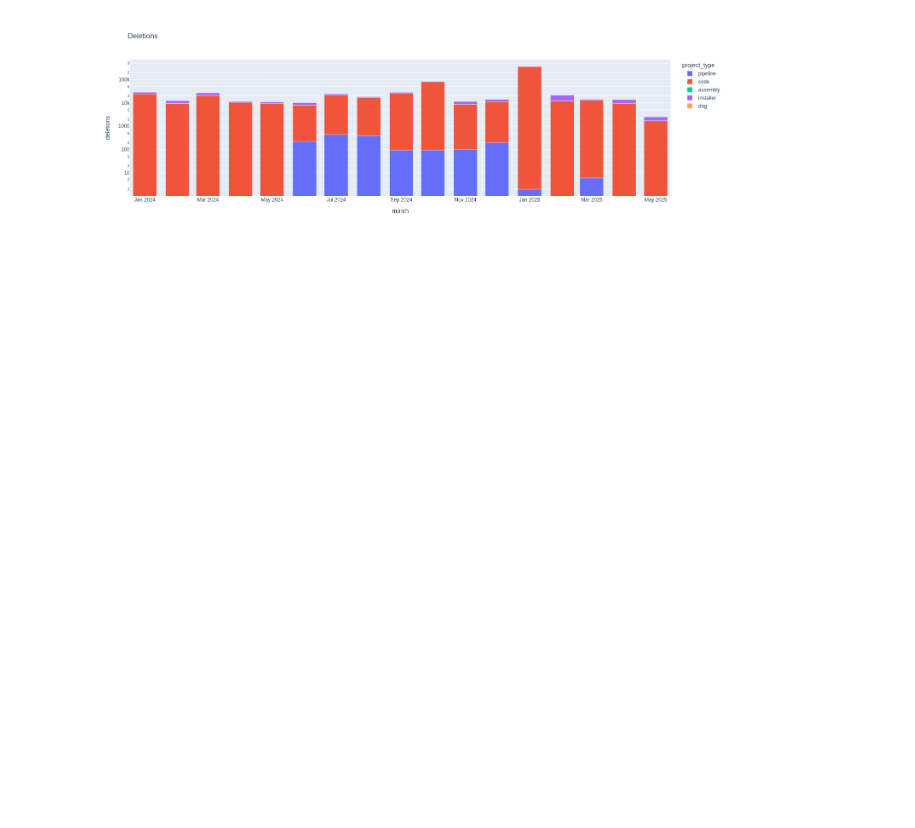
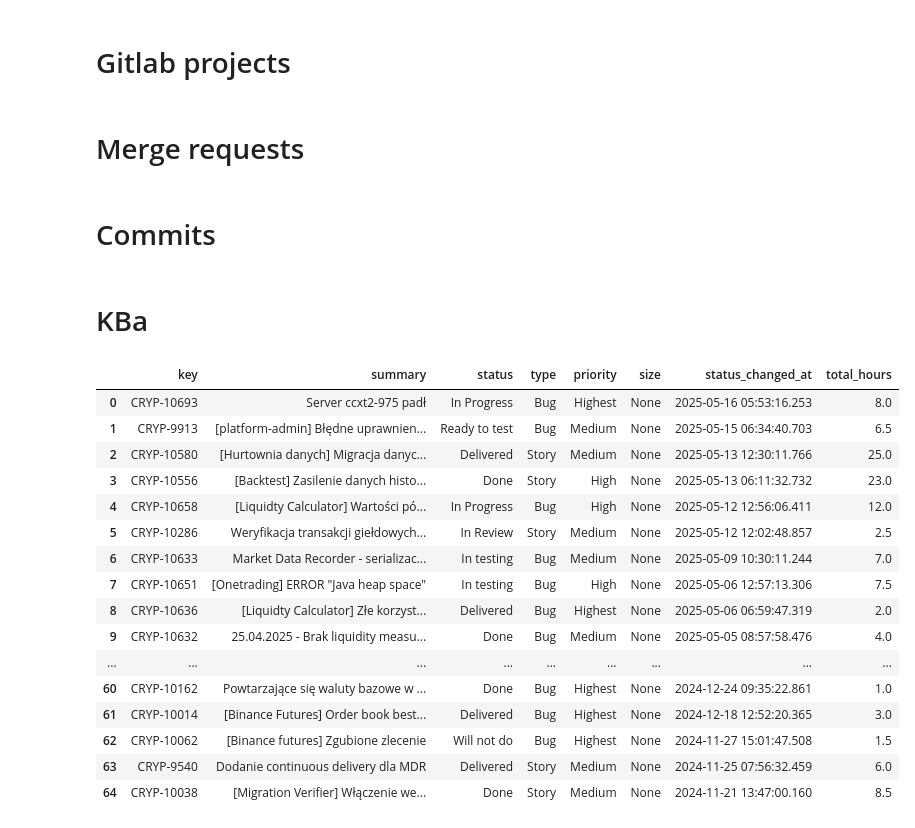
Before and after one commit to daniellas/oda, a Jupyter notebook: notebooks/overview.ipynb, the cells around one changed output. Saved outputs shown, nothing was run; the diff lists cells and outputs as text; code cells hidden in the pictures; blank space fills up the shorter version.

```diff
--- a/notebooks/overview.ipynb
+++ b/notebooks/overview.ipynb
@@ -218,0 +146,2 @@ issues_open\
+# %% [markdown]
+# Gitlab projects
@@ -219 +156,3 @@ issues_open\
+# %% [markdown]
+# Merge requests
 # %%
@@ -274,3 +212,5 @@ px.bar(mrs_comments.toPandas(),x='month',y='comments',color='project_type',title
+# %% [markdown]
+# Commits
 # %%
 commits = spark.read.json('../data/commits/*.json')\
 .withColumn('committer',f.split('committer','@')[0])\
@@ -290,4 +230,39 @@ px.bar(commits_by_project_type.toPandas(),x='month',y='additions',color='project
 # %%
-px.bar(commits_by_project_type.toPandas(),x='month',y='deletions',color='project_type',height=500,title='Deletions',log_y=True)
+px.bar(commits_by_project_type.toPandas(),x='month',y='deletions',color='project_type',title='Deletions',log_y=True)
-# %% [output]
-[figure, removed]
+# %% [markdown]
+# KBa
+# %%
+from datetime import datetime,timedelta
+import pandas as pd
+
+pd.set_option('display.max_rows', None)
+
+def past_date(days):
+    return (datetime.now() - timedelta(days = 180)).replace(hour=0)
+
+issues_normalized\
+.join(ts,ts.jira_id == issues_normalized.key, 'left')\
+.where(f.col('user')=='KBa')\
+.where(f.col('status_changed_at') > past_date(180))\
+.orderBy(f.col('status_changed_at').desc())\
+.groupBy('key','summary','status','type','priority','size','status_changed_at')\
+.agg(f.sum('hours').alias('total_hours'))\
+.toPandas()
+# %% [output]
+|  | key | summary | status | type | priority | size | status_changed_at | total_hours |
+| 0 | CRYP-10693 | Server ccxt2-975 padł | In Progress | Bug | Highest | None | 2025-05-16 05:53:16.253 | 8.0 |
+| 1 | CRYP-9913 | [platform-admin] Błędne uprawnien... | Ready to test | Bug | Medium | None | 2025-05-15 06:34:40.703 | 6.5 |
+| 2 | CRYP-10580 | [Hurtownia danych] Migracja danyc... | Delivered | Story | Medium | None | 2025-05-13 12:30:11.766 | 25.0 |
+| 3 | CRYP-10556 | [Backtest] Zasilenie danych histo... | Done | Story | High | None | 2025-05-13 06:11:32.732 | 23.0 |
+| 4 | CRYP-10658 | [Liquidty Calculator] Wartości pó... | In Progress | Bug | High | None | 2025-05-12 12:56:06.411 | 12.0 |
+| 5 | CRYP-10286 | Weryfikacja transakcji giełdowych... | In Review | Story | Medium | None | 2025-05-12 12:02:48.857 | 2.5 |
+| 6 | CRYP-10633 | Market Data Recorder - serializac... | In testing | Bug | Medium | None | 2025-05-09 10:30:11.244 | 7.0 |
+| 7 | CRYP-10651 | [Onetrading] ERROR "Java heap space" | In testing | Bug | High | None | 2025-05-06 12:57:13.306 | 7.5 |
+| 8 | CRYP-10636 | [Liquidty Calculator] Złe korzyst... | Delivered | Bug | Highest | None | 2025-05-06 06:59:47.319 | 2.0 |
+| 9 | CRYP-10632 | 25.04.2025 - Brak liquidity measu... | Done | Bug | Medium | None | 2025-05-05 08:57:58.476 | 4.0 |
+| ... | ... | ... | ... | ... | ... | ... | ... | ... |
+| 60 | CRYP-10162 | Powtarzające się waluty bazowe w ... | Done | Bug | Highest | None | 2024-12-24 09:35:22.861 | 1.0 |
+| 61 | CRYP-10014 | [Binance Futures] Order book best... | Delivered | Bug | Highest | None | 2024-12-18 12:52:20.365 | 3.0 |
+| 62 | CRYP-10062 | [Binance futures] Zgubione zlecenie | Will not do | Bug | Highest | None | 2024-11-27 15:01:47.508 | 1.5 |
+| 63 | CRYP-9540 | Dodanie continuous delivery dla MDR | Delivered | Story | Medium | None | 2024-11-25 07:56:32.459 | 6.0 |
+| 64 | CRYP-10038 | [Migration Verifier] Włączenie we... | Done | Story | Medium | None | 2024-11-21 13:47:00.160 | 8.5 |
```
Also changed, not shown: parts of 18 cells of this notebook.
